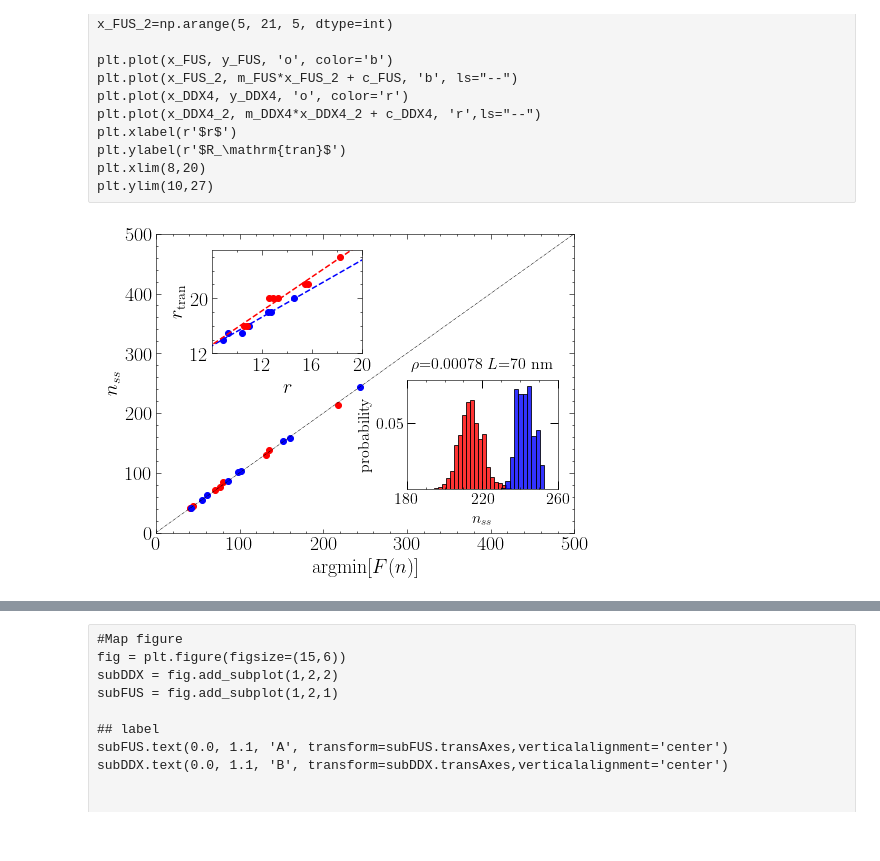
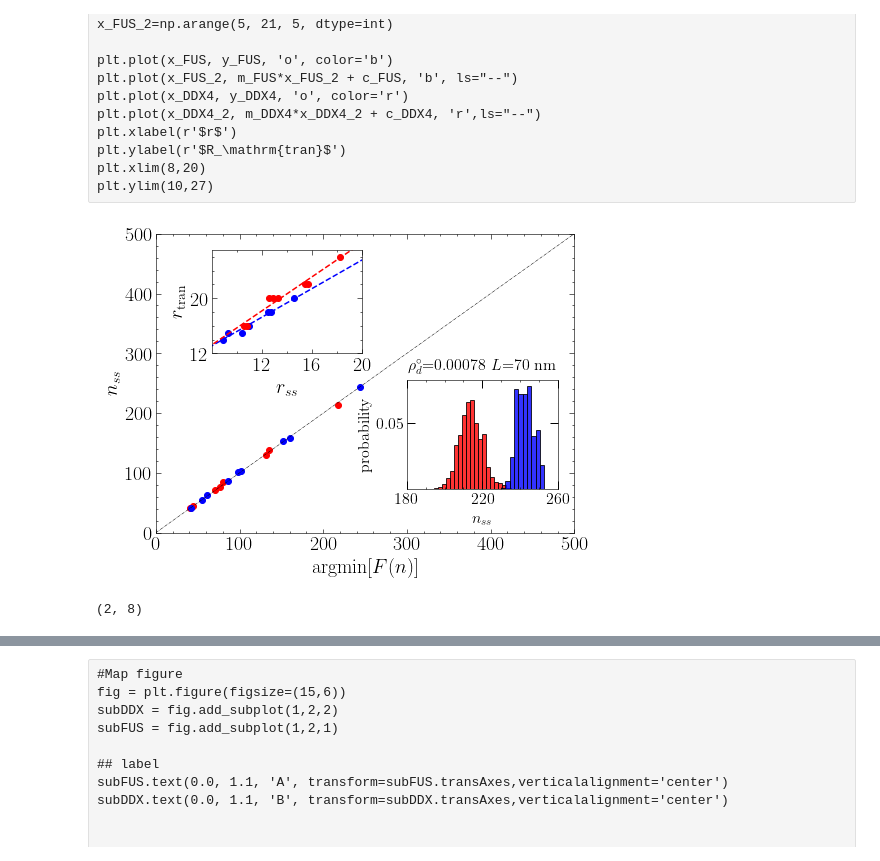
Before and after one commit to mme-ucl/confined_LLPS, a Jupyter notebook: confined_CG_simulations/FES_fitting_MLM_2.ipynb, the cells around one changed output, grey strips where cells are left out. Drawn from its saved outputs; the diff is of its cells as text; code cells hidden in the pictures.

```diff
--- a/confined_CG_simulations/FES_fitting_MLM_2.ipynb
+++ b/confined_CG_simulations/FES_fitting_MLM_2.ipynb
@@ -242,0 +304,5 @@ The surface tension of NDDX4 is: 0.0637757534127448 +/- 0.03810466151415348
+# %%
+for SIM in np.arange(0,NsimulationsDDX):
+    p1=kT*(dataDDX.Ntot[SIM]-dataDDX.Nss[SIM])/(VDDX[SIM]-dataDDX.Nss[SIM]*vlDDX)
+    rho1=(dataDDX.Ntot[SIM]-dataDDX.Nss[SIM])/(VDDX[SIM]-dataDDX.Nss[SIM]/0.0085)
+    print(p1/rho1)
@@ -294,14 +373,17 @@ for SIM in np.arange(0,NsimulationsFUS):
     nn=np.linspace(0, dataFUS.Ntot[SIM]-1, num=1000)
     p0=p0FUS[SIM]
     p1=kT*(dataFUS.Ntot[SIM]-nn)/(VFUS[SIM]-nn*vlFUS)
+    print(p1)
     r=np.power(3*nn*vlFUS/4/np.pi,1/3);
     FES=FES_confined(nn,dataFUS.Ntot[SIM],peq_FUS_estimate,sigma_FUS_estimate,p0,p1,vlFUS,r,kT)
     FESm=FES_macro(nn, peq_FUS_estimate, sigma_FUS_estimate, p0, r, kT)
     #only plot one nominal density, different system sizes
     if SIM==0 or SIM==2 or SIM==5 or SIM==8:
-        lineFUS,=sub1.plot(nn,FES,'b',alpha=0.5,label='FUS')
+        lineFUS,=sub1.plot(nn,FES,'b',alpha=0.5,label='FUS-LC')
         ax2.plot(nn,FES,'b',alpha=0.5)
+    ax2.axhline(y=0,lw=1,ls=":",color="black")
     #plot all macroscopic FES
+    #sub1.axhline(y=0,lw=1,ls=":",color="black")
     sub2.plot(nn,FESm,'b',alpha=0.5)
     sub2.set_ylim([-20,20])
     sub2.set_xlim([0,25])
@@ -341,7 +423,7 @@ for SIM in np.arange(0,NsimulationsDDX):
     ax3.scatter(p0*ml_nm3*weightDDX/kT,argmaxF_DDX[SIM],color='red')
 
 #Add legend in panel 1
-sub1.legend([lineFUS,lineDDX], ['FUS','NDDX4'])
+sub1.legend([lineFUS,lineDDX], ['FUS-LC','NDDX4'])
 #Add parity line in panel 3
 sub3.plot(nn,nn,'k-.',LineWidth=0.5)
 
@@ -390,7 +472,4 @@ sub4.add_patch(Rectangle((LD_DDX_estimate-LD_DDX_err, 0), 2*LD_DDX_err, 100,colo
 sub4.add_patch(Rectangle((LD_FUS_estimate-LD_FUS_err, 0), 2*LD_FUS_err, 100,color='blue',alpha=0.1))
 
 sub4.set_ylim([0,80])
-
-# Save it!
-#plt.savefig('FES', dpi=600, bbox_inches='tight');
 # %% [output]
@@ -414,20 +705,20 @@ sub1.set_xlabel('number of chains ($n$)')
 sub1.set_ylabel('$F(n)$ [kJ/mol]')
 sub2.set_xlabel(r'$R_\mathrm{transition}$ (nm)')
 sub2.set_ylabel('Transition rate (ns$^{-1}$)')
-sub3.set_xlabel('$\\rho_\mathrm{tot}$ [mg/ml]')
+sub3.set_xlabel('$\\rho_d^\circ$ [mg/ml]')
 sub3.set_ylabel('$\\Delta{F}^*$ [kJ/mol]')
 
 ## insets
 ax3 = plt.axes([1,1,1,1])
 ip2 = InsetPosition(sub3, [0.35,0.45,0.25,0.5])
 ax3.set_axes_locator(ip2)
-ax3.set_xlabel('$\\rho_\mathrm{tot}$ [mg/ml]')
+ax3.set_xlabel('$\\rho_d^\circ$ [mg/ml]')
 ax3.set_ylabel('$n^*$')
 
 ax4 = plt.axes([1,1,1,1])
 ip2 = InsetPosition(sub3, [0.7,0.45,0.25,0.5])
 ax4.set_axes_locator(ip2)
-ax4.set_xlabel('$\\rho_\mathrm{tot}/\\rho_{dil}$')
+ax4.set_xlabel('$\\rho_d^\circ/\\rho_d^*$')
 ax4.set_ylabel('$\\Delta{F}^*$ [kJ/mol]')
 
 ## label
@@ -583,3 +874,6 @@ plt.plot(z_FUS_2, y_fit_FUS, ':')
 plt.show()
 # %% [output]
 [figure]
+# %%
+for SIM in np.arange(0,NsimulationsFUS):
+    print(SIM)
@@ -823,7 +1653,7 @@ sub3 = fig.add_subplot(gs[800:2700,1500:4200])
 ####################
 sub1.hist(clustersize_DDX4_L70_rho3,histtype='bar',ec='black',bins=20,color = 'red',alpha=0.8,density=True)
 sub1.hist(clustersize_FUS_L70_rho3,histtype='bar',ec='black',bins=10,color = 'blue',alpha=0.8,density=True)
-sub1.set_title(r"$\rho$=0.00078 $L$=70 nm",x=0.5, y=1.05,fontsize=16)
+sub1.set_title(r"$\rho_d^\circ$=0.00078 $L$=70 nm",x=0.5, y=1.05,fontsize=16)
 sub1.set_xlabel(r"$n_{ss}$",fontsize=16)
 sub1.set_ylabel("probability",fontsize=16)
 sub1.set_xlim([180,260])
@@ -847,32 +1677,40 @@ radius_FUS_L70_rho3=np.loadtxt("FUS_radius.txt")
 
 x_DDX4=radius_DDX4_L70_rho3[:,0]
 A_DDX4 = np.vstack([x_DDX4, np.ones(len(x_DDX4))]).T
 A_DDX4
 y_DDX4=radius_DDX4_L70_rho3[:,1]
 m_DDX4, c_DDX4 = np.linalg.lstsq(A_DDX4, y_DDX4, rcond=None)[0]
 x_DDX4_2=np.arange(5, 21, 5, dtype=int)
 
 x_FUS=radius_FUS_L70_rho3[:,0]
 A_FUS = np.vstack([x_FUS, np.ones(len(x_FUS))]).T
 A_FUS
 y_FUS=radius_FUS_L70_rho3[:,1]
 m_FUS, c_FUS = np.linalg.lstsq(A_FUS, y_FUS, rcond=None)[0]
 x_FUS_2=np.arange(5, 21, 5, dtype=int)
 
 sub3.plot(x_FUS, y_FUS, 'o', color='b')
 sub3.plot(x_FUS_2, m_FUS*x_FUS_2 + c_FUS, 'b', ls="--")
 sub3.plot(x_DDX4, y_DDX4, 'o', color='r')
 sub3.plot(x_DDX4_2, m_DDX4*x_DDX4_2 + c_DDX4, 'r',ls="--")
-sub3.set_xlabel(r'$r$')
+sub3.set_xlabel(r'$r_{ss}$')
 sub3.set_ylabel(r'$r_\mathrm{tran}$')
 sub3.set_xlim(8,20)
 sub3.set_ylim(12,27)
 sub3.set_xticks([12, 16, 20])
 sub3.set_yticks([12, 20])
 sub3.xaxis.set_minor_locator(AutoMinorLocator(2))
 sub3.yaxis.set_minor_locator(AutoMinorLocator(4))
 
 # Save it!
 plt.savefig('parity', dpi=600, bbox_inches='tight');
 # %% [output]
-[figure, old version]
+[figure, new version]
+# %%
+ratio_FUS = np.loadtxt("rate_ratio_FUS-LC").T
+ratio_FUS.shape
+
+ratio_DDX4 = np.loadtxt("rate_ratio_NDDX4").T
+ratio_DDX4.shape
+# %% [output]
+(2, 8)
```
Also changed, not shown: parts of 37 cells of this notebook.
